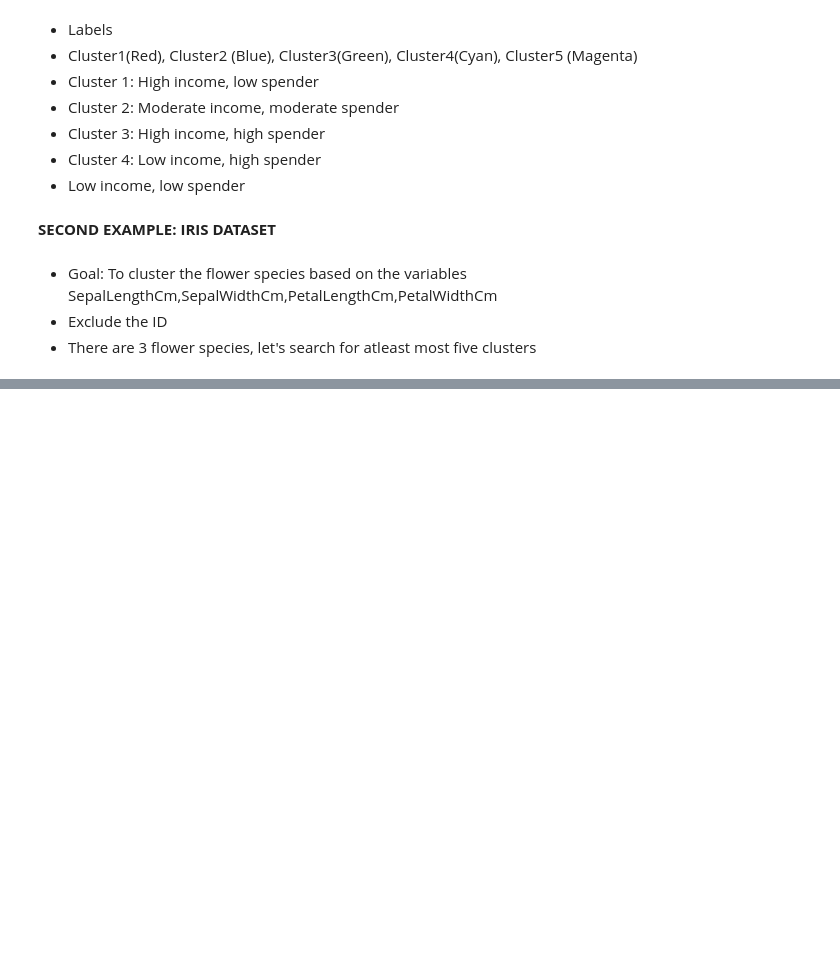
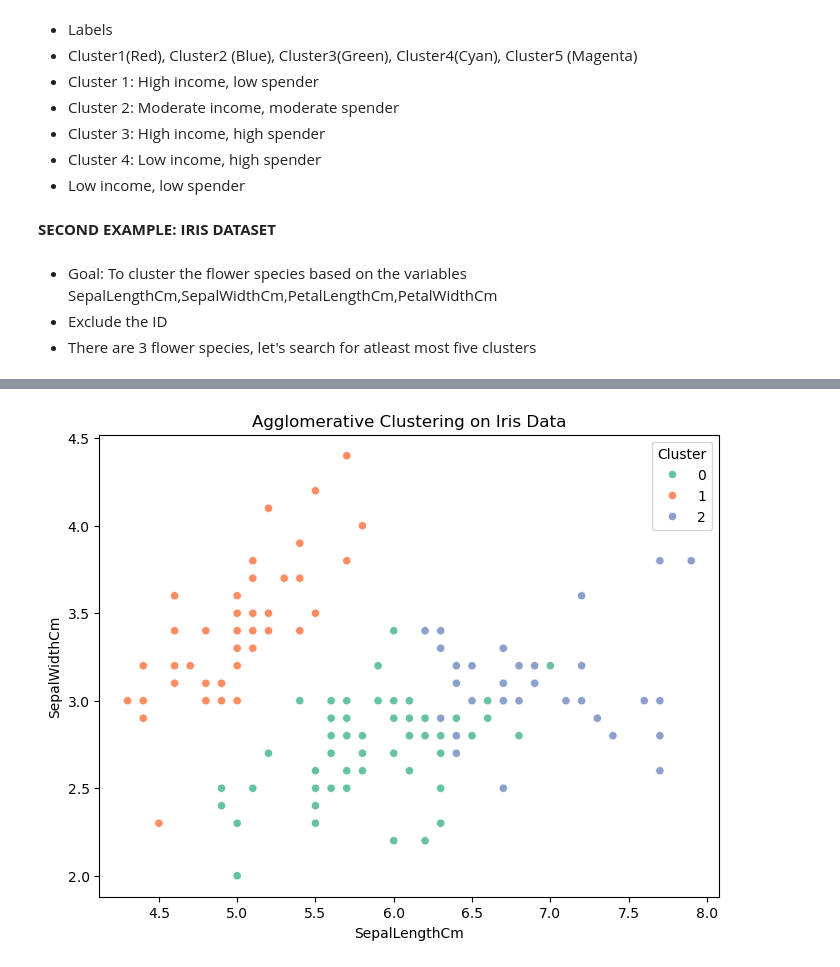
Before and after one commit to GenoJ83/Big-Data-Mining-and-Analytics, a Jupyter notebook: Practical 6_Clustering_USL/Practical 6_Clustering_USL/Practical 6_Clustering.ipynb, the cells around one changed output, grey strips where cells are left out. Cells and saved outputs as stored; diff of their text form; code cells hidden in the pictures; blank space fills up the shorter version.

```diff
--- a/Practical 6_Clustering_USL/Practical 6_Clustering_USL/Practical 6_Clustering.ipynb
+++ b/Practical 6_Clustering_USL/Practical 6_Clustering_USL/Practical 6_Clustering.ipynb
@@ -296,0 +331,22 @@ plt.show()
+# %%
+# Agglomerative (Hierarchical) Clustering
+from sklearn.cluster import AgglomerativeClustering
+import matplotlib.pyplot as plt
+import seaborn as sns
+
+# Load the Iris dataset if not already loaded
+iris = pd.read_csv('Iris.csv')
+X = iris.drop(['Id', 'Species'], axis=1)
+
+agglo = AgglomerativeClustering(n_clusters=3)
+iris['Agglo_Cluster'] = agglo.fit_predict(X)
+
+plt.figure(figsize=(8,6))
+sns.scatterplot(x=X.iloc[:,0], y=X.iloc[:,1], hue=iris['Agglo_Cluster'], palette='Set2')
+plt.title('Agglomerative Clustering on Iris Data')
+plt.xlabel(X.columns[0])
+plt.ylabel(X.columns[1])
+plt.legend(title='Cluster')
+plt.show()
+# %% [output]
+[figure, added]
```
Also changed, not shown: parts of 16 cells of this notebook, 1 other file.
